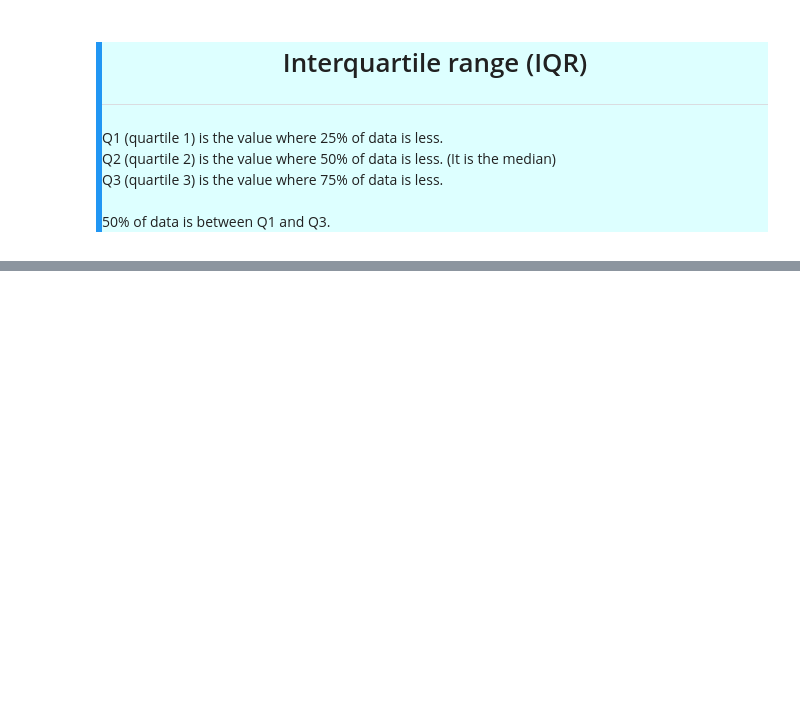
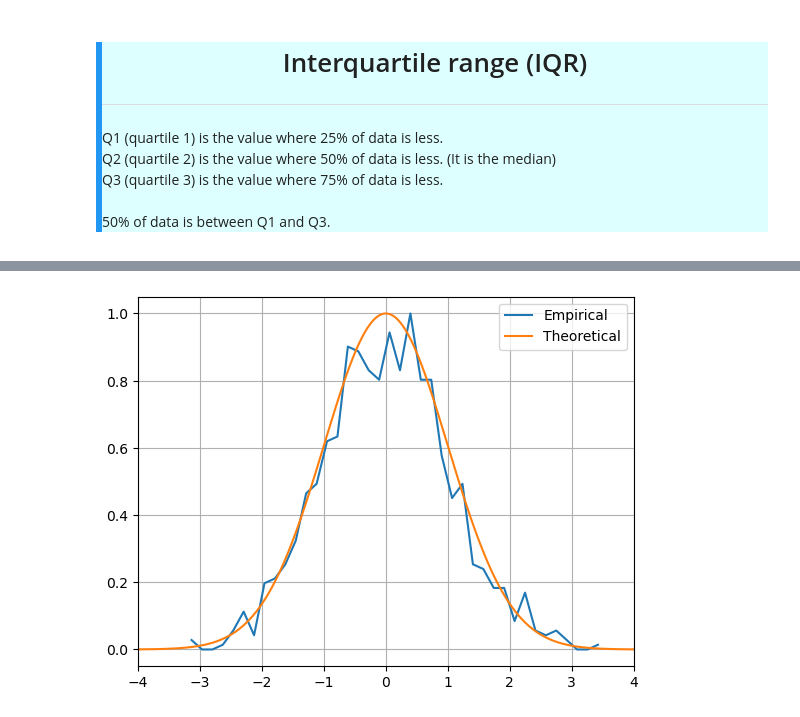
Before and after one commit to szalai-istvan/python-machine-learning, a Jupyter notebook: 03_statistics-and-machine-learning/03_descriptive-statistics/descriptive-statistics.ipynb, the cells around one changed output, grey strips where cells are left out. Drawn from its saved outputs; the diff is of its cells as text; code cells hidden in the pictures; blank space fills up the shorter version.

Commit message:
qq plots and stat moments

```diff
--- a/03_statistics-and-machine-learning/03_descriptive-statistics/descriptive-statistics.ipynb
+++ b/03_statistics-and-machine-learning/03_descriptive-statistics/descriptive-statistics.ipynb
@@ -400,0 +405,20 @@ Stats module calculated iqRange:  1.3173027594785485
+# %%
+n = 1_000
+data = np.random.randn(n)
+
+x = np.linspace(-4, 4, 10_001)
+theoreticalNormal = stats.norm.pdf(x)
+theoreticalNormal = theoreticalNormal / np.max(theoreticalNormal)
+
+yy,xx = np.histogram(data, 40)
+yy = yy / np.max(yy)
+xx = (xx[:-1] + xx[1:])/2
+
+plt.plot(xx, yy, label='Empirical')
+plt.plot(x, theoreticalNormal, label='Theoretical')
+plt.grid()
+plt.legend()
+plt.xlim(np.min(x), np.max(x))
+plt.show()
+# %% [output]
+[figure, added]
```
Also changed, not shown: parts of 17 cells of this notebook.
